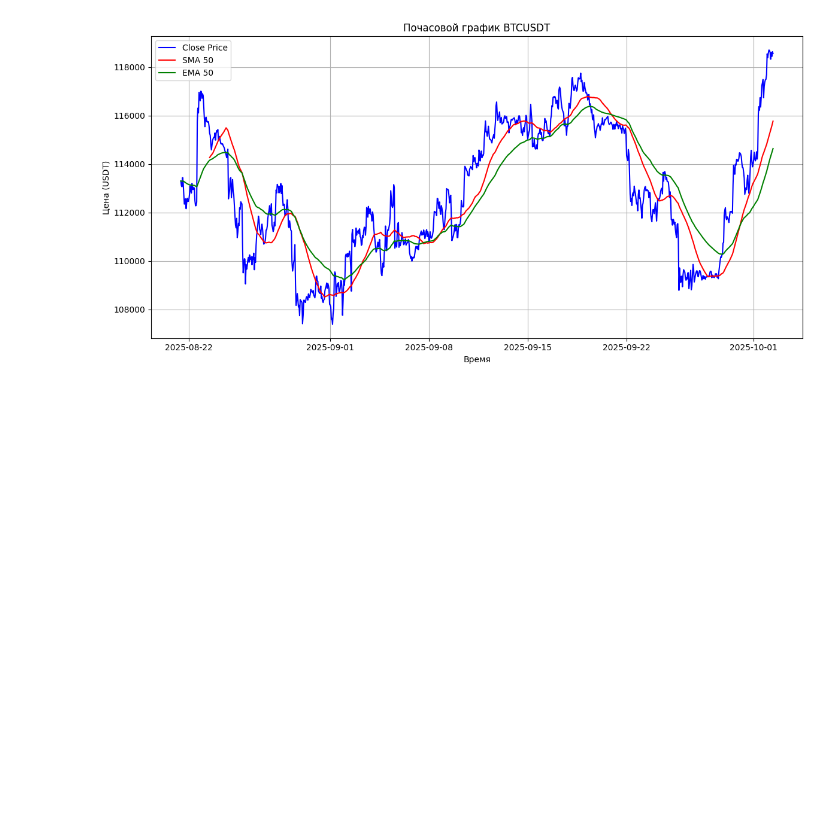
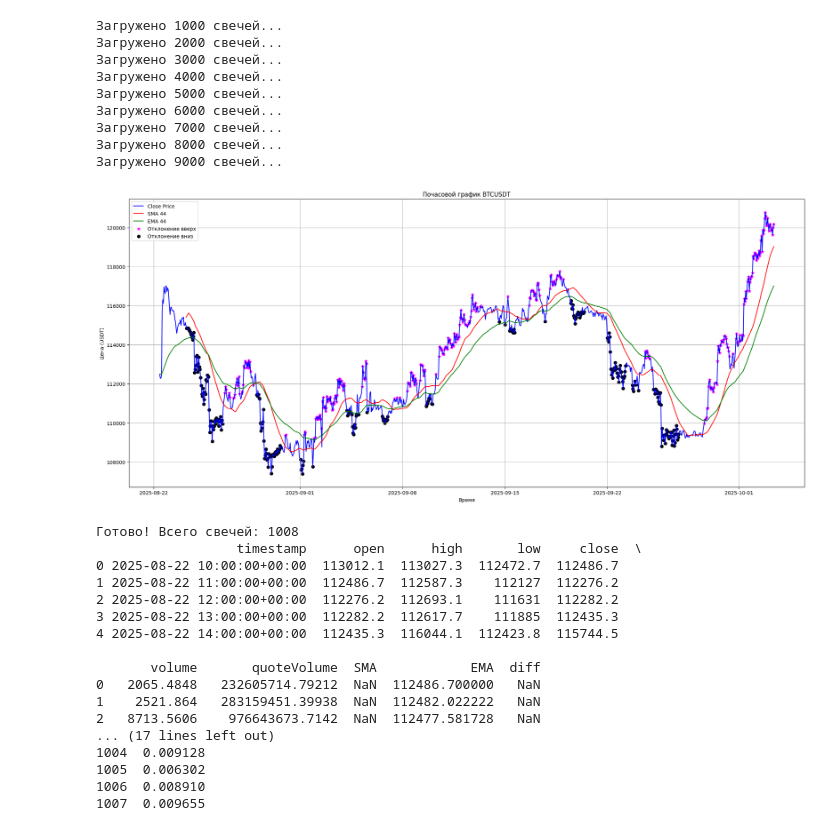
Before and after one commit to sookolls/Project, a Jupyter notebook: Untitled-1.ipynb, the cells around one changed output. Saved outputs shown, nothing was run; the diff lists cells and outputs as text; code cells hidden in the pictures; blank space fills up the shorter version.

```diff
--- a/Untitled-1.ipynb
+++ b/Untitled-1.ipynb
@@ -98,21 +136,53 @@ print(df.tail())
-# %%
-import matplotlib.pyplot as plt
-
-window = int(input("введите ширину окна: "))
-df["SMA"] = df["close"].rolling(window).mean()
-df["EMA"] = df["close"].ewm(window, adjust=False).mean()
-
-plt.figure(figsize=(12,6))
-plt.plot( df["close"].astype("float64"), label="Close Price", color="blue")
-plt.plot( df["SMA"], label=f"SMA {window}", color="red")
-plt.plot( df["EMA"], label=f"EMA {window}", color="green")
-
-plt.title(f"Почасовой график {symbol}")
-plt.xlabel("Время")
-plt.ylabel("Цена (USDT)")
-plt.grid(True)
-plt.legend()
-plt.tight_layout()
-plt.show()
-# %% [output]
-[figure, removed]
+# %%
+if __name__ == "__main__":
+    # Подключаемся к API
+    client = Bitget(symbol="BTCUSDT", product_type="USDT-FUTURES", granularity="1H")
+
+    # Загружаем свечи
+    load = LoadingCandle(client, days=365)
+    candles = load.get_candle()
+
+    # Обрабатываем данные
+    processor = CandleProcesssing(candles)
+    df = processor.prepare()
+    processor.save_candle("candles_1hd.csv")
+
+    # Индикаторы
+    window = int(input("Введите ширину окна: "))
+    calc = TechIndicator(df)
+    df = calc.add_indicators(window=window)
+
+    # График
+    plotter = PriceGraph(df, client.symbol)
+    plotter.plot(window, calc.alerts_up, calc.alerts_down)
+
+    print(f"Готово! Всего свечей: {len(df)}")
+    print(df.head(), df.tail())
+# %% [output]
+Загружено 1000 свечей...
+Загружено 2000 свечей...
+Загружено 3000 свечей...
+Загружено 4000 свечей...
+Загружено 5000 свечей...
+Загружено 6000 свечей...
+Загружено 7000 свечей...
+Загружено 8000 свечей...
+Загружено 9000 свечей...
+[figure, added]
+Готово! Всего свечей: 1008
+                  timestamp      open      high       low     close  \
+0 2025-08-22 10:00:00+00:00  113012.1  113027.3  112472.7  112486.7
+1 2025-08-22 11:00:00+00:00  112486.7  112587.3    112127  112276.2
+2 2025-08-22 12:00:00+00:00  112276.2  112693.1    111631  112282.2
+3 2025-08-22 13:00:00+00:00  112282.2  112617.7    111885  112435.3
+4 2025-08-22 14:00:00+00:00  112435.3  116044.1  112423.8  115744.5
+
+       volume       quoteVolume  SMA            EMA  diff
+0   2065.4848   232605714.79212  NaN  112486.700000   NaN
+1    2521.864   283159451.39938  NaN  112482.022222   NaN
+2   8713.5606    976643673.7142  NaN  112477.581728   NaN
+... (17 lines left out)
+1004  0.009128
+1005  0.006302
+1006  0.008910
+1007  0.009655
```
Also changed, not shown: parts of 1 cell of this notebook, 2 other files.
